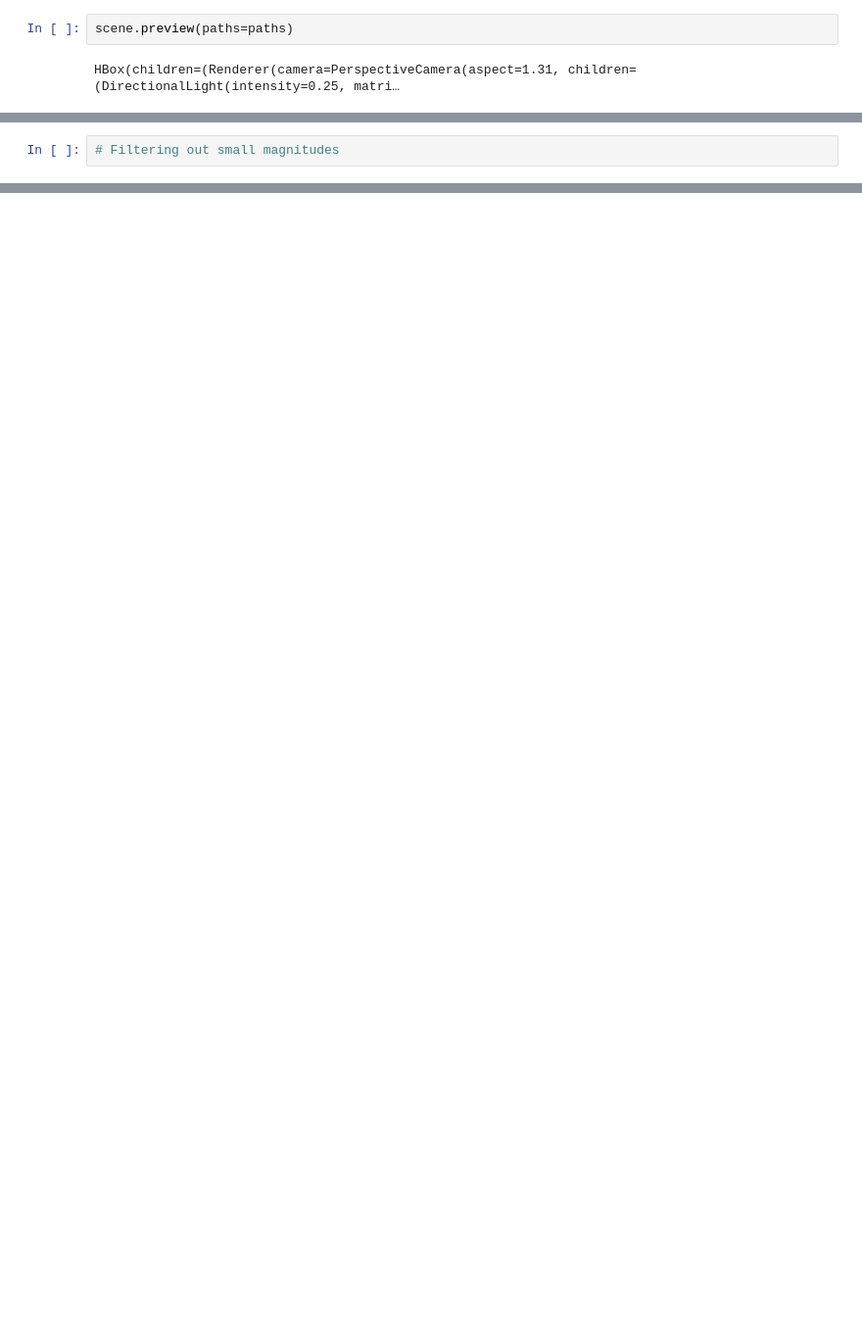
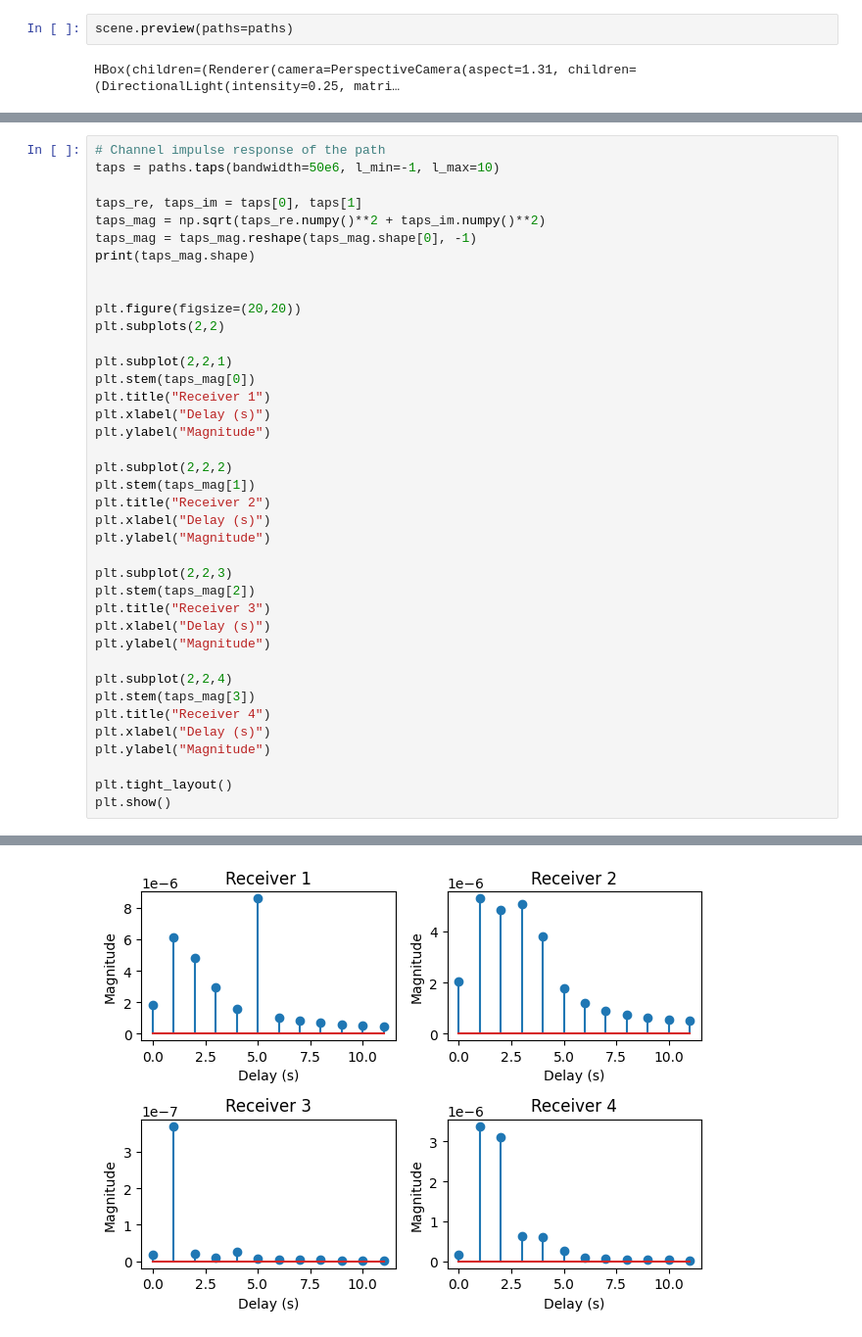
Before and after one commit to lraviart/RayTracing, a Jupyter notebook: WindowsReflexion.ipynb, the cells around one changed output, grey strips where cells are left out. Shown at 98% size. Cells and saved outputs as stored; diff of their text form; blank space fills up the shorter version.

```diff
--- a/WindowsReflexion.ipynb
+++ b/WindowsReflexion.ipynb
@@ -147,2 +227,40 @@ plt.show()
-# %%
-# Filtering out small magnitudes
+# %%
+# Channel impulse response of the path
+taps = paths.taps(bandwidth=50e6, l_min=-1, l_max=10)
+
+taps_re, taps_im = taps[0], taps[1]
+taps_mag = np.sqrt(taps_re.numpy()**2 + taps_im.numpy()**2)
+taps_mag = taps_mag.reshape(taps_mag.shape[0], -1)
+print(taps_mag.shape)
+
+
+plt.figure(figsize=(20,20))
+plt.subplots(2,2)
+
+plt.subplot(2,2,1)
+plt.stem(taps_mag[0])
+plt.title("Receiver 1")
+plt.xlabel("Delay (s)")
+plt.ylabel("Magnitude")
+
+plt.subplot(2,2,2)
+plt.stem(taps_mag[1])
+plt.title("Receiver 2")
+plt.xlabel("Delay (s)")
+plt.ylabel("Magnitude")
+
+plt.subplot(2,2,3)
+plt.stem(taps_mag[2])
+plt.title("Receiver 3")
+plt.xlabel("Delay (s)")
+plt.ylabel("Magnitude")
+
+plt.subplot(2,2,4)
+plt.stem(taps_mag[3])
+plt.title("Receiver 4")
+plt.xlabel("Delay (s)")
+plt.ylabel("Magnitude")
+
+plt.tight_layout()
+plt.show()
+# %% [output]
@@ -148,0 +269 @@ plt.show()
+[figure, added]
```
Also changed, not shown: parts of 18 cells of this notebook.
